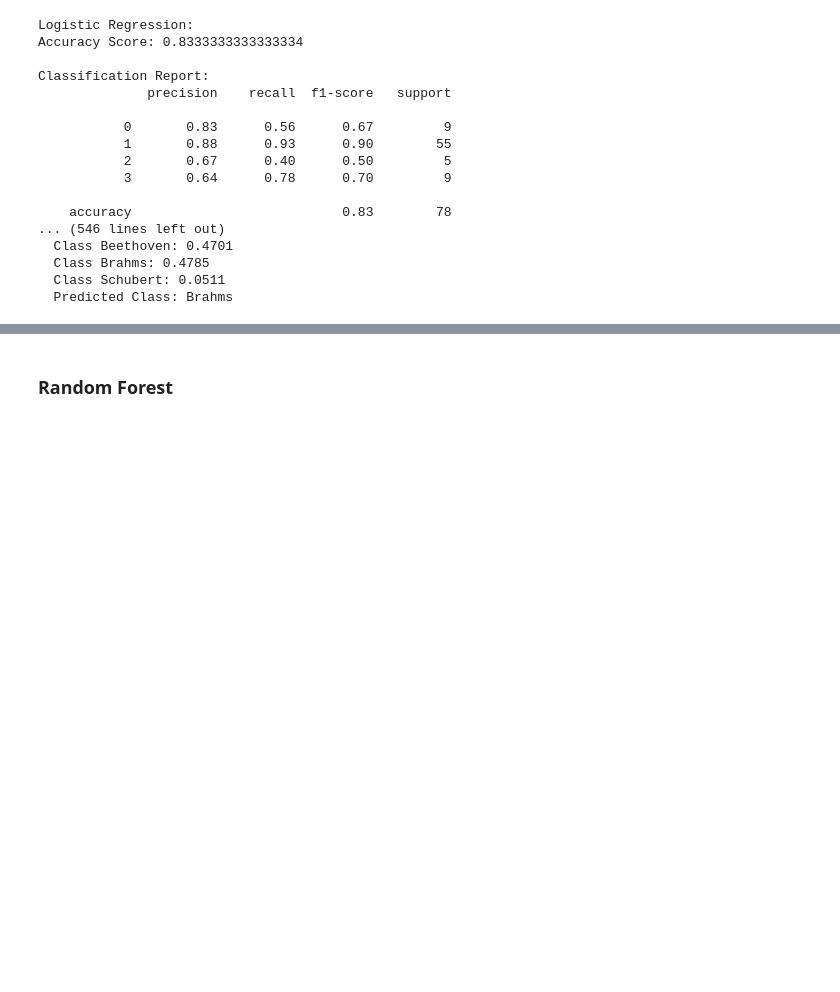
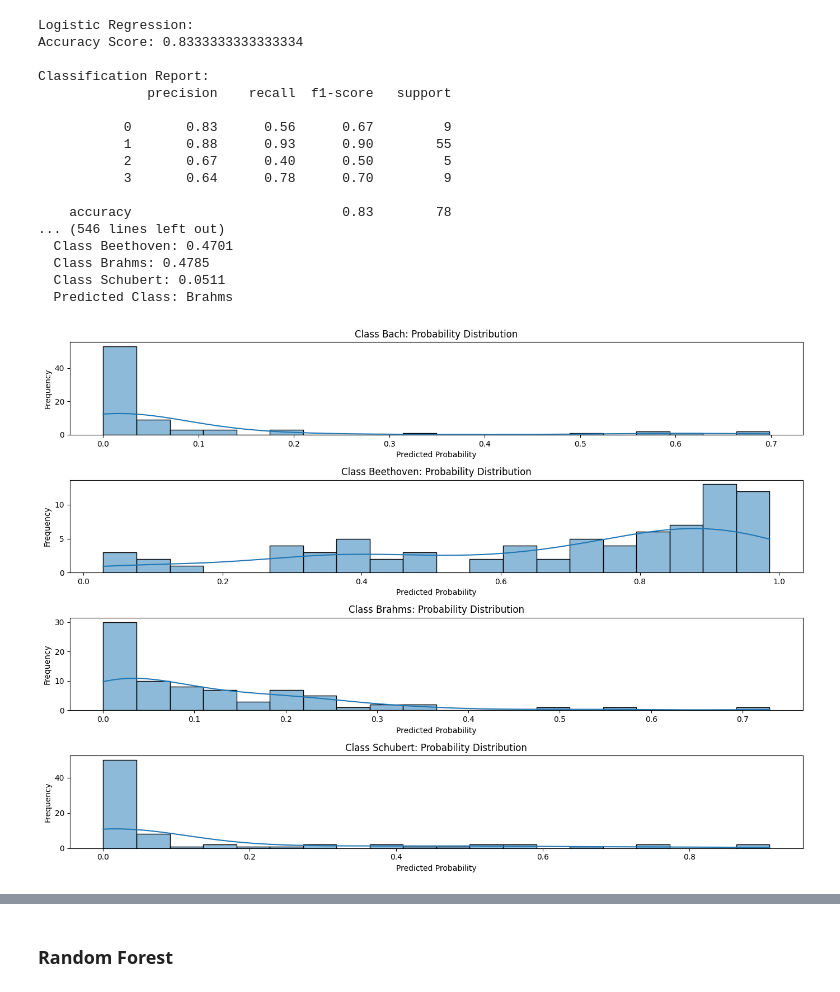
Before and after one commit to dBartMasters/sfl-challenge, a Jupyter notebook: explore_nb_mido.ipynb, the cells around one changed output, grey strips where cells are left out. Drawn from its saved outputs; the diff is of its cells as text; code cells hidden in the pictures; blank space fills up the shorter version.

```diff
--- a/explore_nb_mido.ipynb
+++ b/explore_nb_mido.ipynb
@@ -404,3 +384,19 @@ Classification Report:
   Class Brahms: 0.4785
   Class Schubert: 0.0511
   Predicted Class: Brahms
+# %%
+# Visualize the classification probabilities for each class
+class_labels = label_encoder_composer.classes_
+num_classes = len(class_labels)
+
+plt.figure(figsize=(14, 10))
+for i in range(num_classes):
+    plt.subplot(num_classes, 1, i+1)
+    sns.histplot(y_proba_lr[:, i], kde=True, bins=20)
+    plt.title(f'Class {class_labels[i]}: Probability Distribution')
+    plt.xlabel('Predicted Probability')
+    plt.ylabel('Frequency')
+plt.tight_layout()
+plt.show()
+# %% [output]
+[figure, added]
```
Also changed, not shown: parts of 11 cells of this notebook, 2 other files.
